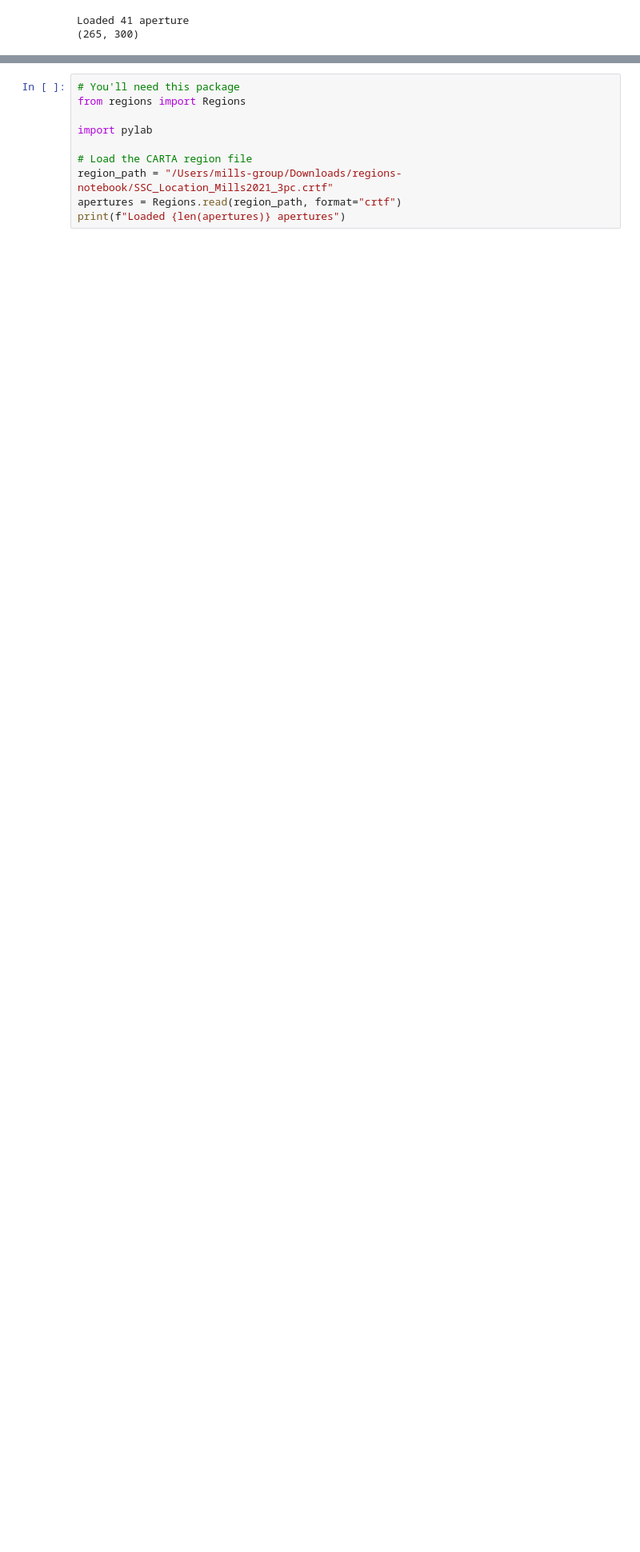
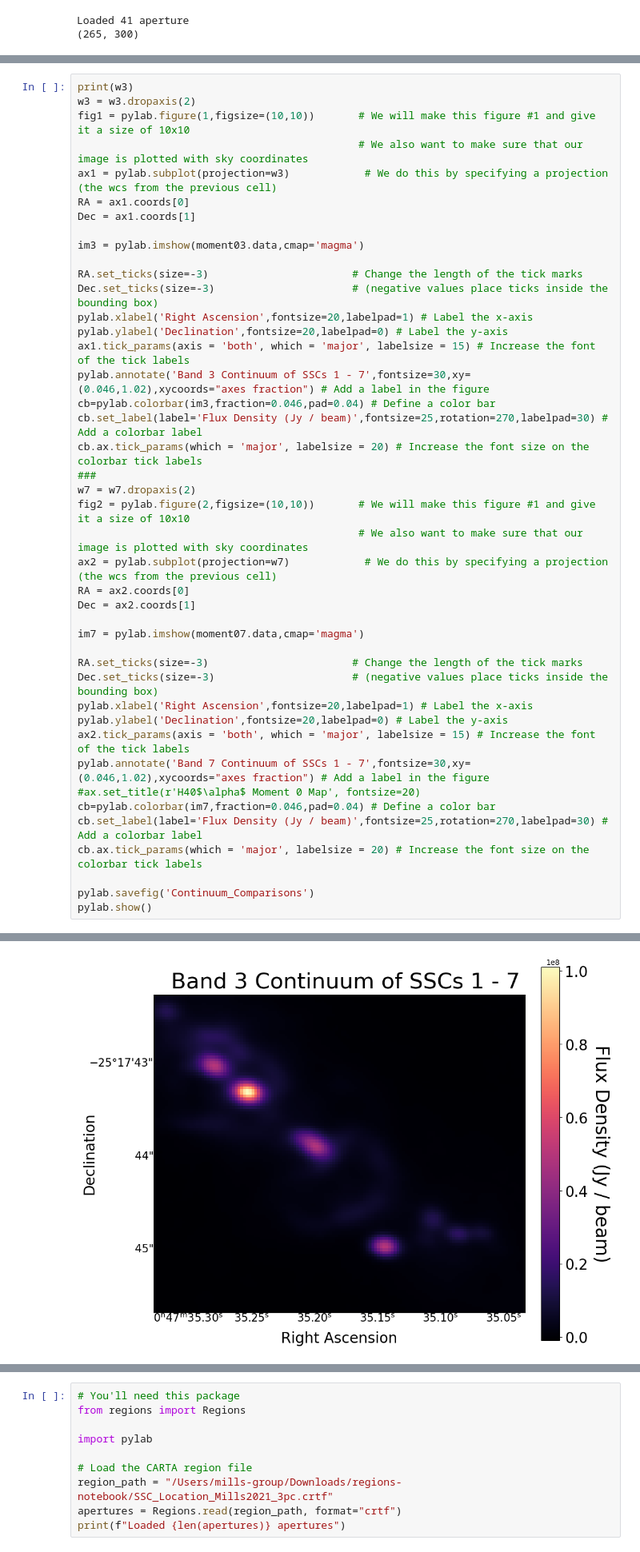
Before and after one commit to megan-elw2/Cluster_Locations, a Jupyter notebook: Cluster_Finder_Plot_Example_Megan.ipynb, the cells around one changed output, grey strips where cells are left out. Shown at 80% size. Cells and saved outputs as stored; diff of their text form; blank space fills up the shorter version.

```diff
--- a/Cluster_Finder_Plot_Example_Megan.ipynb
+++ b/Cluster_Finder_Plot_Example_Megan.ipynb
@@ -185,0 +278,44 @@ Loaded 41 aperture
+# %%
+print(w3)
+w3 = w3.dropaxis(2)
+fig1 = pylab.figure(1,figsize=(10,10))       # We will make this figure #1 and give it a size of 10x10
+                                             # We also want to make sure that our image is plotted with sky coordinates
+ax1 = pylab.subplot(projection=w3)            # We do this by specifying a projection (the wcs from the previous cell)
+RA = ax1.coords[0]
+Dec = ax1.coords[1]
+
+im3 = pylab.imshow(moment03.data,cmap='magma')
+
+RA.set_ticks(size=-3)                       # Change the length of the tick marks
+Dec.set_ticks(size=-3)                      # (negative values place ticks inside the bounding box)
+pylab.xlabel('Right Ascension',fontsize=20,labelpad=1) # Label the x-axis
+pylab.ylabel('Declination',fontsize=20,labelpad=0) # Label the y-axis
+ax1.tick_params(axis = 'both', which = 'major', labelsize = 15) # Increase the font of the tick labels
+pylab.annotate('Band 3 Continuum of SSCs 1 - 7',fontsize=30,xy=(0.046,1.02),xycoords="axes fraction") # Add a label in the figure
+cb=pylab.colorbar(im3,fraction=0.046,pad=0.04) # Define a color bar
+cb.set_label(label='Flux Density (Jy / beam)',fontsize=25,rotation=270,labelpad=30) # Add a colorbar label
+cb.ax.tick_params(which = 'major', labelsize = 20) # Increase the font size on the colorbar tick labels
+###
+w7 = w7.dropaxis(2)
+fig2 = pylab.figure(2,figsize=(10,10))       # We will make this figure #1 and give it a size of 10x10
+                                             # We also want to make sure that our image is plotted with sky coordinates
+ax2 = pylab.subplot(projection=w7)            # We do this by specifying a projection (the wcs from the previous cell)
+RA = ax2.coords[0]
+Dec = ax2.coords[1]
+
+im7 = pylab.imshow(moment07.data,cmap='magma')
+
+RA.set_ticks(size=-3)                       # Change the length of the tick marks
+Dec.set_ticks(size=-3)                      # (negative values place ticks inside the bounding box)
+pylab.xlabel('Right Ascension',fontsize=20,labelpad=1) # Label the x-axis
+pylab.ylabel('Declination',fontsize=20,labelpad=0) # Label the y-axis
+ax2.tick_params(axis = 'both', which = 'major', labelsize = 15) # Increase the font of the tick labels
+pylab.annotate('Band 7 Continuum of SSCs 1 - 7',fontsize=30,xy=(0.046,1.02),xycoords="axes fraction") # Add a label in the figure
+#ax.set_title(r'H40$\alpha$ Moment 0 Map', fontsize=20)
+cb=pylab.colorbar(im7,fraction=0.046,pad=0.04) # Define a color bar
+cb.set_label(label='Flux Density (Jy / beam)',fontsize=25,rotation=270,labelpad=30) # Add a colorbar label
+cb.ax.tick_params(which = 'major', labelsize = 20) # Increase the font size on the colorbar tick labels
+
+pylab.savefig('Continuum_Comparisons')
+pylab.show()
+# %% [output]
@@ -185,0 +333 @@ Loaded 41 aperture
+[figure, added]
```
Also changed, not shown: parts of 5 cells of this notebook.
